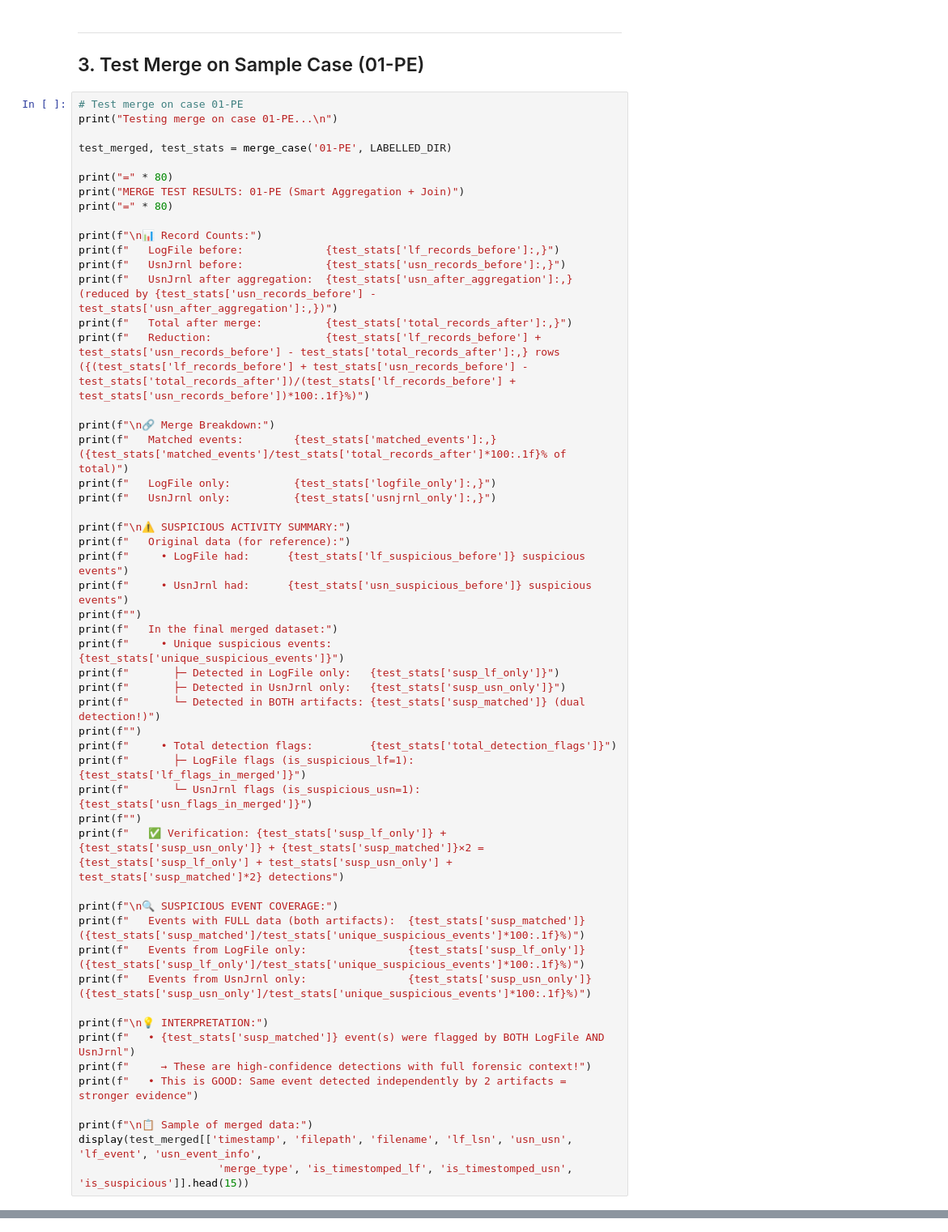
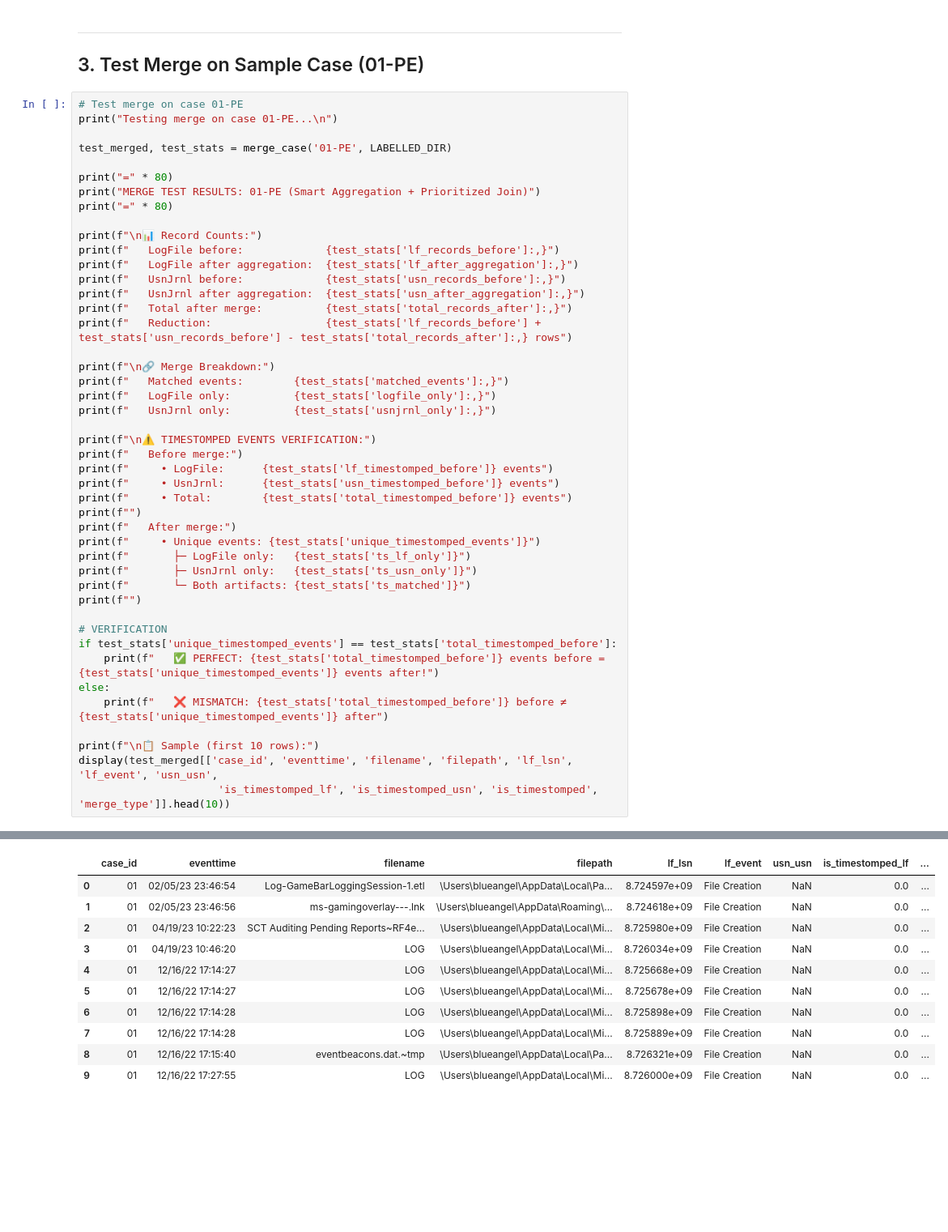
Before and after one commit to soniboni/Digital-Detectives_Thesis, a Jupyter notebook: notebooks/Phase 1 - Data Collection & Preprocessing/B. Data Case Merging.ipynb, the cells around one changed output, grey strips where cells are left out. Shown at 81% size. Cells and saved outputs as stored; diff of their text form; blank space fills up the shorter version.

```diff
--- a/notebooks/Phase 1 - Data Collection & Preprocessing/B. Data Case Merging.ipynb
+++ b/notebooks/Phase 1 - Data Collection & Preprocessing/B. Data Case Merging.ipynb
@@ -323,48 +352,42 @@ print("Testing merge on case 01-PE...\n")
 test_merged, test_stats = merge_case('01-PE', LABELLED_DIR)
 
 print("=" * 80)
-print("MERGE TEST RESULTS: 01-PE (Smart Aggregation + Join)")
+print("MERGE TEST RESULTS: 01-PE (Smart Aggregation + Prioritized Join)")
 print("=" * 80)
 
 print(f"\n📊 Record Counts:")
 print(f"   LogFile before:             {test_stats['lf_records_before']:,}")
+print(f"   LogFile after aggregation:  {test_stats['lf_after_aggregation']:,}")
 print(f"   UsnJrnl before:             {test_stats['usn_records_before']:,}")
-print(f"   UsnJrnl after aggregation:  {test_stats['usn_after_aggregation']:,} (reduced by {test_stats['usn_records_before'] - test_stats['usn_after_aggregation']:,})")
+print(f"   UsnJrnl after aggregation:  {test_stats['usn_after_aggregation']:,}")
 print(f"   Total after merge:          {test_stats['total_records_after']:,}")
-print(f"   Reduction:                  {test_stats['lf_records_before'] + test_stats['usn_records_before'] - test_stats['total_records_after']:,} rows ({(test_stats['lf_records_before'] + test_stats['usn_records_before'] - test_stats['total_records_after'])/(test_stats['lf_records_before'] + test_stats['usn_records_before'])*100:.1f}%)")
+print(f"   Reduction:                  {test_stats['lf_records_before'] + test_stats['usn_records_before'] - test_stats['total_records_after']:,} rows")
 
 print(f"\n🔗 Merge Breakdown:")
-print(f"   Matched events:        {test_stats['matched_events']:,} ({test_stats['matched_events']/test_stats['total_records_after']*100:.1f}% of total)")
+print(f"   Matched events:        {test_stats['matched_events']:,}")
 print(f"   LogFile only:          {test_stats['logfile_only']:,}")
 print(f"   UsnJrnl only:          {test_stats['usnjrnl_only']:,}")
 
-print(f"\n⚠️ SUSPICIOUS ACTIVITY SUMMARY:")
-print(f"   Original data (for reference):")
-print(f"     • LogFile had:      {test_stats['lf_suspicious_before']} suspicious events")
-print(f"     • UsnJrnl had:      {test_stats['usn_suspicious_before']} suspicious events")
+print(f"\n⚠️ TIMESTOMPED EVENTS VERIFICATION:")
+print(f"   Before merge:")
+print(f"     • LogFile:      {test_stats['lf_timestomped_before']} events")
+print(f"     • UsnJrnl:      {test_stats['usn_timestomped_before']} events")
+print(f"     • Total:        {test_stats['total_timestomped_before']} events")
 print(f"")
-print(f"   In the final merged dataset:")
-print(f"     • Unique suspicious events:      {test_stats['unique_suspicious_events']}")
-print(f"       ├─ Detected in LogFile only:   {test_stats['susp_lf_only']}")
-print(f"       ├─ Detected in UsnJrnl only:   {test_stats['susp_usn_only']}")
-print(f"       └─ Detected in BOTH artifacts: {test_stats['susp_matched']} (dual detection!)")
+print(f"   After merge:")
+print(f"     • Unique events: {test_stats['unique_timestomped_events']}")
+print(f"       ├─ LogFile only:   {test_stats['ts_lf_only']}")
+print(f"       ├─ UsnJrnl only:   {test_stats['ts_usn_only']}")
+print(f"       └─ Both artifacts: {test_stats['ts_matched']}")
 print(f"")
-print(f"     • Total detection flags:         {test_stats['total_detection_flags']}")
-print(f"       ├─ LogFile flags (is_suspicious_lf=1):  {test_stats['lf_flags_in_merged']}")
-print(f"       └─ UsnJrnl flags (is_suspicious_usn=1): {test_stats['usn_flags_in_merged']}")
-print(f"")
-print(f"   ✅ Verification: {test_stats['susp_lf_only']} + {test_stats['susp_usn_only']} + {test_stats['susp_matched']}×2 = {test_stats['susp_lf_only'] + test_stats['susp_usn_only'] + test_stats['susp_matched']*2} detections")
 
-print(f"\n🔍 SUSPICIOUS EVENT COVERAGE:")
-print(f"   Events with FULL data (both artifacts):  {test_stats['susp_matched']} ({test_stats['susp_matched']/test_stats['unique_suspicious_events']*100:.1f}%)")
-print(f"   Events from LogFile only:                {test_stats['susp_lf_only']} ({test_stats['susp_lf_only']/test_stats['unique_suspicious_events']*100:.1f}%)")
-print(f"   Events from UsnJrnl only:                {test_stats['susp_usn_only']} ({test_stats['susp_usn_only']/test_stats['unique_suspicious_events']*100:.1f}%)")
+# VERIFICATION
+if test_stats['unique_timestomped_events'] == test_stats['total_timestomped_before']:
+    print(f"   ✅ PERFECT: {test_stats['total_timestomped_before']} events before = {test_stats['unique_timestomped_events']} events after!")
+else:
+    print(f"   ❌ MISMATCH: {test_stats['total_timestomped_before']} before ≠ {test_stats['unique_timestomped_events']} after")
 
-print(f"\n💡 INTERPRETATION:")
-print(f"   • {test_stats['susp_matched']} event(s) were flagged by BOTH LogFile AND UsnJrnl")
-print(f"     → These are high-confidence detections with full forensic context!")
-print(f"   • This is GOOD: Same event detected independently by 2 artifacts = stronger evidence")
-
-print(f"\n📋 Sample of merged data:")
-display(test_merged[['timestamp', 'filepath', 'filename', 'lf_lsn', 'usn_usn', 'lf_event', 'usn_event_info',
-                      'merge_type', 'is_timestomped_lf', 'is_timestomped_usn', 'is_suspicious']].head(15))
+print(f"\n📋 Sample (first 10 rows):")
+display(test_merged[['case_id', 'eventtime', 'filename', 'filepath', 'lf_lsn', 'lf_event', 'usn_usn',
+                      'is_timestomped_lf', 'is_timestomped_usn', 'is_timestomped', 'merge_type']].head(10))
+# %% [output]
@@ -371,2 +411,13 @@ display(test_merged[['timestamp', 'filepath', 'filename', 'lf_lsn', 'usn_usn', '
+|  | case_id | eventtime | filename | filepath | lf_lsn | lf_event | usn_usn | is_timestomped_lf | ... |
+| 0 | 01 | 02/05/23 23:46:54 | Log-GameBarLoggingSession-1.etl | \Users\blueangel\AppData\Local\Pa... | 8.724597e+09 | File Creation | NaN | 0.0 | ... |
+| 1 | 01 | 02/05/23 23:46:56 | ms-gamingoverlay---.lnk | \Users\blueangel\AppData\Roaming\... | 8.724618e+09 | File Creation | NaN | 0.0 | ... |
+| 2 | 01 | 04/19/23 10:22:23 | SCT Auditing Pending Reports~RF4e... | \Users\blueangel\AppData\Local\Mi... | 8.725980e+09 | File Creation | NaN | 0.0 | ... |
+| 3 | 01 | 04/19/23 10:46:20 | LOG | \Users\blueangel\AppData\Local\Mi... | 8.726034e+09 | File Creation | NaN | 0.0 | ... |
+| 4 | 01 | 12/16/22 17:14:27 | LOG | \Users\blueangel\AppData\Local\Mi... | 8.725668e+09 | File Creation | NaN | 0.0 | ... |
+| 5 | 01 | 12/16/22 17:14:27 | LOG | \Users\blueangel\AppData\Local\Mi... | 8.725678e+09 | File Creation | NaN | 0.0 | ... |
+| 6 | 01 | 12/16/22 17:14:28 | LOG | \Users\blueangel\AppData\Local\Mi... | 8.725898e+09 | File Creation | NaN | 0.0 | ... |
+| 7 | 01 | 12/16/22 17:14:28 | LOG | \Users\blueangel\AppData\Local\Mi... | 8.725889e+09 | File Creation | NaN | 0.0 | ... |
+| 8 | 01 | 12/16/22 17:15:40 | eventbeacons.dat.~tmp | \Users\blueangel\AppData\Local\Pa... | 8.726321e+09 | File Creation | NaN | 0.0 | ... |
+| 9 | 01 | 12/16/22 17:27:55 | LOG | \Users\blueangel\AppData\Local\Mi... | 8.726000e+09 | File Creation | NaN | 0.0 | ... |
 # %% [markdown]
 ---
```
Also changed, not shown: parts of 14 cells of this notebook, 24 other files.
